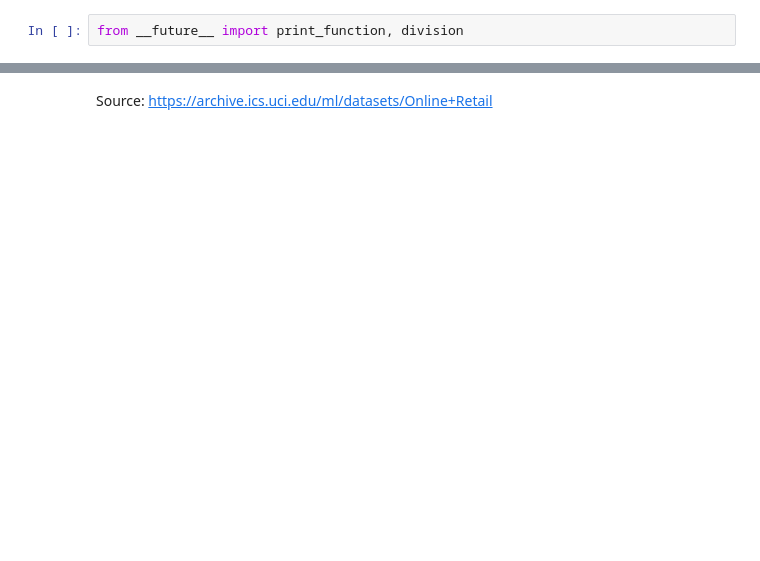
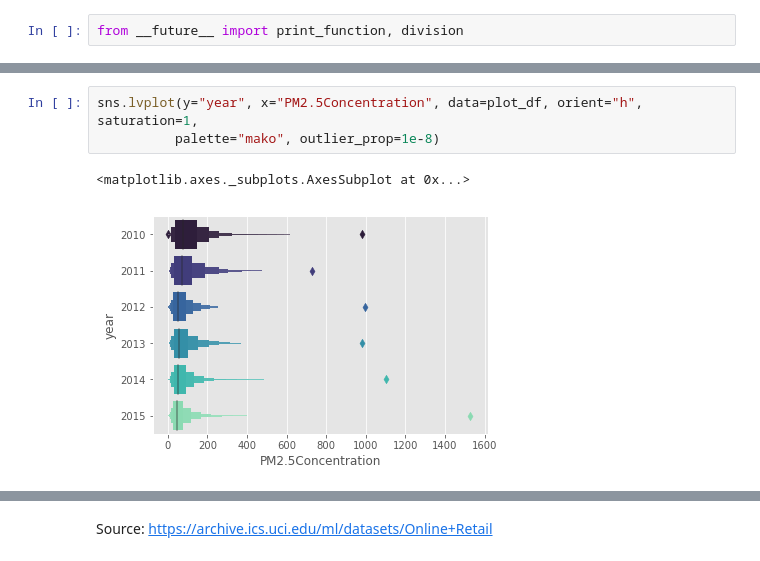
Before and after one commit to uliang/DataViz-with-Seaborn, a Jupyter notebook: DataConnect_presentation.ipynb, the cells around one changed output, grey strips where cells are left out. Saved outputs shown, nothing was run; the diff lists cells and outputs as text; blank space fills up the shorter version.

```diff
--- a/DataConnect_presentation.ipynb
+++ b/DataConnect_presentation.ipynb
@@ -17,0 +82,6 @@ import os
+# %%
+sns.lvplot(y="year", x="PM2.5Concentration", data=plot_df, orient="h", saturation=1,
+          palette="mako", outlier_prop=1e-8)
+# %% [output]
+<matplotlib.axes._subplots.AxesSubplot at 0x...>
+[figure, added]
```
Also changed, not shown: parts of 24 cells of this notebook, 5 other files.
